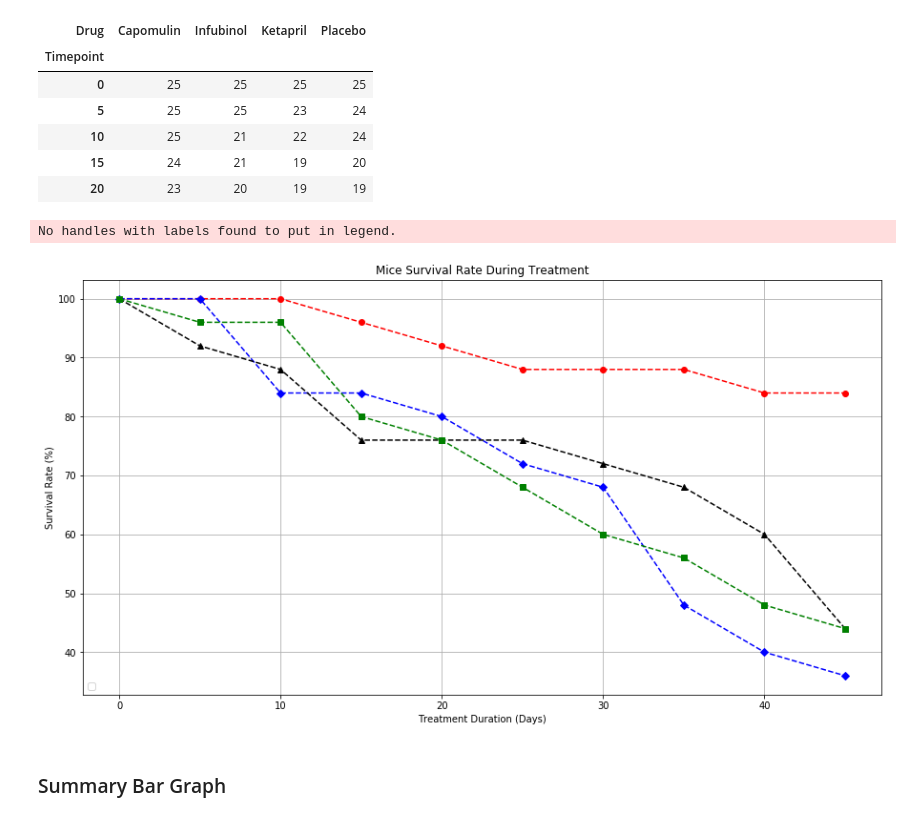
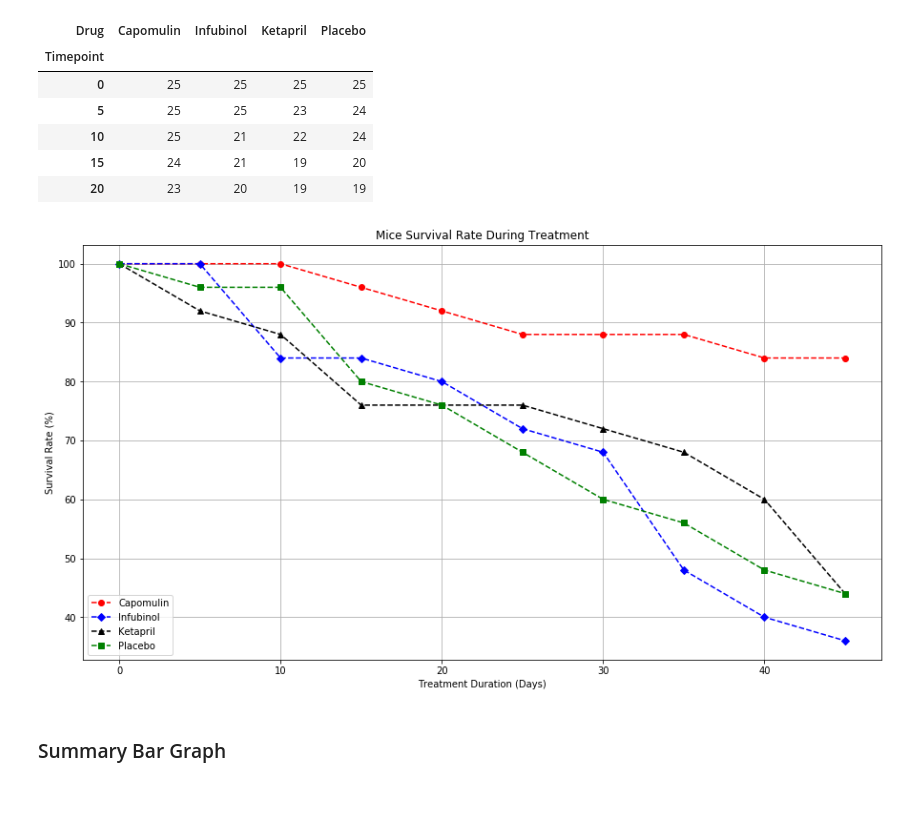
Before and after one commit to gfidanli/matplotlib-Pymaceuticals, a Jupyter notebook: Analysis.ipynb, the cells around one changed output. Drawn from its saved outputs; the diff is of its cells as text; code cells hidden in the pictures.

```diff
--- a/Analysis.ipynb
+++ b/Analysis.ipynb
@@ -252,34 +251,33 @@ df_analysis.head()
 # %%
 # Plot line graph with error bars
 fig, ax = plt.subplots(figsize=(15,8))
 
-x = df.index
+x = df_analysis.index
 
 graph_parameters = {
     'Capomulin':{'color':'r','marker':'o'},
     'Infubinol':{'color':'b','marker':'D'},
     'Ketapril':{'color':'k','marker':'^'},
     'Placebo':{'color':'g','marker':'s'}
 }
 
 for drug,params in graph_parameters.items():
-    y = (df[drug] / 25) * 100 # Get survival rate
+    y = (df_analysis[drug] / 25) * 100 # Get survival rate
     fmt=params['marker']+params['color']+'--'
 
     ax.plot(x, y, color=params['color'], marker=params['marker'], linestyle='--')
 
 ax.set(
     xlabel='Treatment Duration (Days)',
     ylabel='Survival Rate (%)',
     title='Mice Survival Rate During Treatment'
 )
 ax.grid()
 
-plt.legend(loc='lower left')
+plt.legend(df_analysis.columns, loc='lower left')
 plt.show()
 # %% [output]
-No handles with labels found to put in legend.
-[figure, old version]
+[figure, new version]
 # %% [markdown]
 ### Summary Bar Graph
 # %%
```
Also changed, not shown: parts of 2 cells of this notebook.
